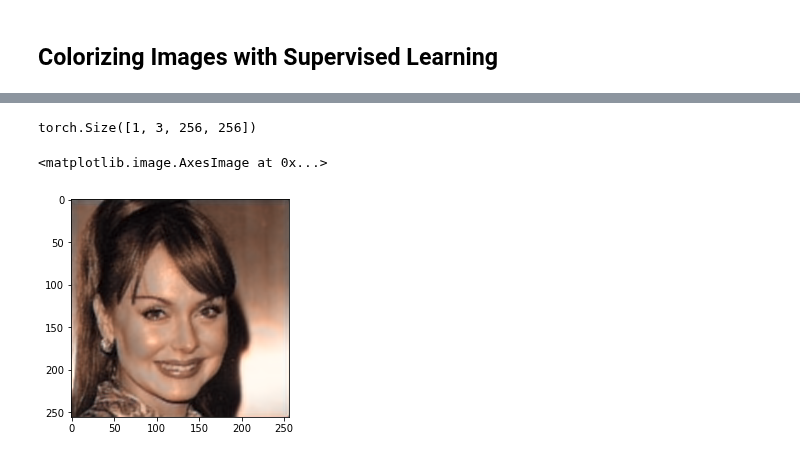
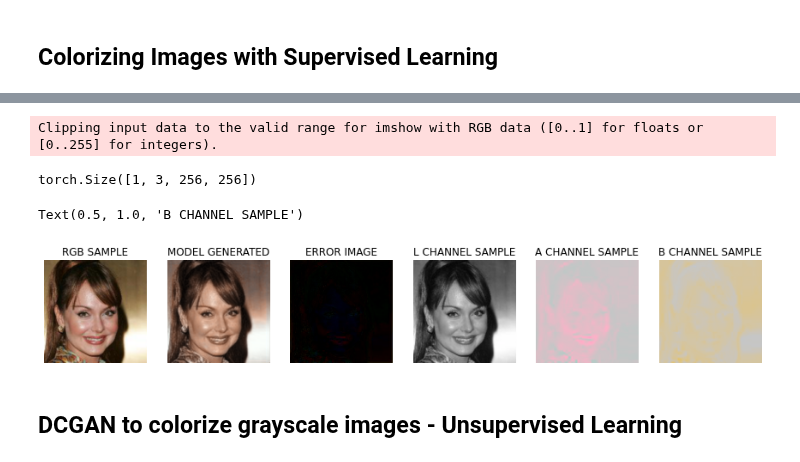
Before and after one commit to sachithdickwella/computervision-pytorch, a Jupyter notebook: src/colorizing/gray_to_color.ipynb, the cells around one changed output, grey strips where cells are left out. Drawn from its saved outputs; the diff is of its cells as text; code cells hidden in the pictures.

Commit message:
Complete supervised learning part

```diff
--- a/src/colorizing/gray_to_color.ipynb
+++ b/src/colorizing/gray_to_color.ipynb
@@ -288,12 +252,53 @@ def view(image):
     image = lab2rgb(image.cpu().numpy().reshape(-1, *img_size))
 
     return image
-# %%
-image = l_im[0][8]
-image = view(image.view(-1, 1, *img_size).double())
-
-plt.imshow(image)
-# %% [output]
-torch.Size([1, 3, 256, 256])
-<matplotlib.image.AxesImage at 0x...>
-[figure, removed]
+# %%
+IMG_INDEX = 8
+
+lab_im = next(iter(lab_loader))[0][IMG_INDEX]
+
+plt.figure(figsize=(15, 14))
+
+org = np.transpose(c_im[0][IMG_INDEX], axes=(1, 2, 0))
+
+plt.subplot(161)
+plt.imshow(org)
+plt.axis('off')
+plt.title('RGB SAMPLE')
+
+image = l_im[0][IMG_INDEX]
+image = view(image.view(-1, 1, *img_size).double())
+
+plt.subplot(162)
+plt.imshow(image)
+plt.axis('off')
+plt.title('MODEL GENERATED')
+
+error = np.subtract(image, org) * -1
+
+plt.subplot(163)
+plt.imshow(error)
+plt.axis('off')
+plt.title('ERROR IMAGE')
+
+plt.subplot(164)
+plt.imshow(lab2rgb(lab_im, 0))
+plt.axis('off')
+plt.title('L CHANNEL SAMPLE')
+
+plt.subplot(165)
+plt.imshow(lab2rgb(lab_im, 1))
+plt.axis('off')
+plt.title('A CHANNEL SAMPLE')
+
+plt.subplot(166)
+plt.imshow(lab2rgb(lab_im, 2))
+plt.axis('off')
+plt.title('B CHANNEL SAMPLE')
+# %% [output]
+Clipping input data to the valid range for imshow with RGB data ([0..1] for floats or [0..255] for integers).
+torch.Size([1, 3, 256, 256])
+Text(0.5, 1.0, 'B CHANNEL SAMPLE')
+[figure, added]
+# %% [markdown]
+## DCGAN to colorize grayscale images - Unsupervised Learning
```
Also changed, not shown: parts of 9 cells of this notebook.
